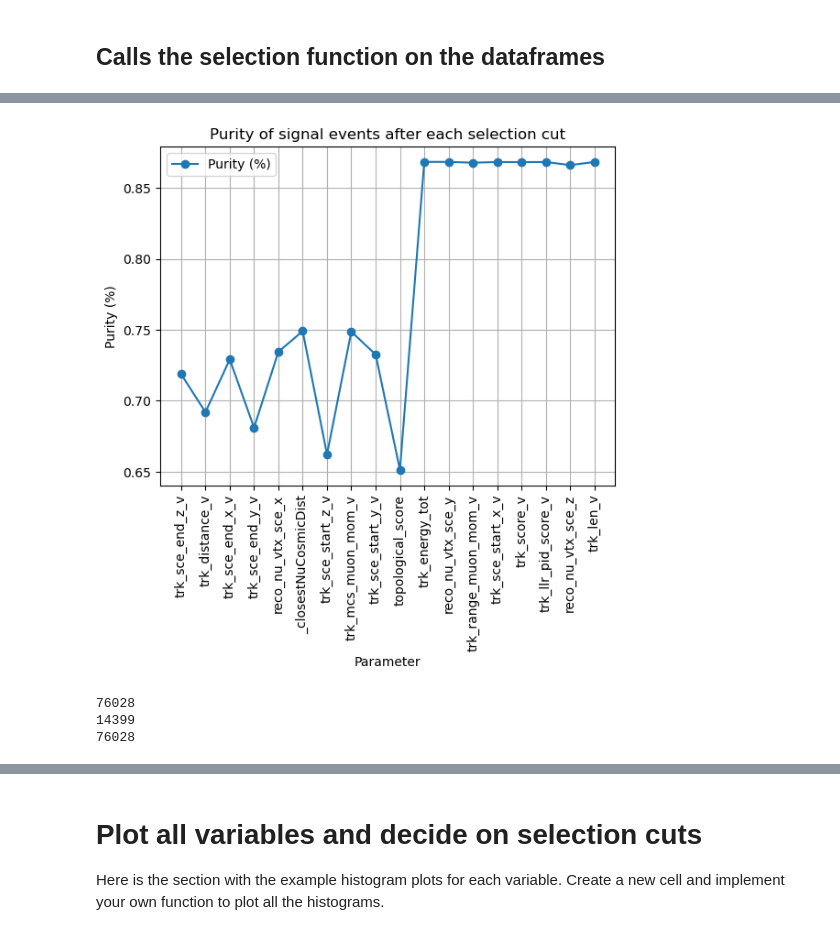
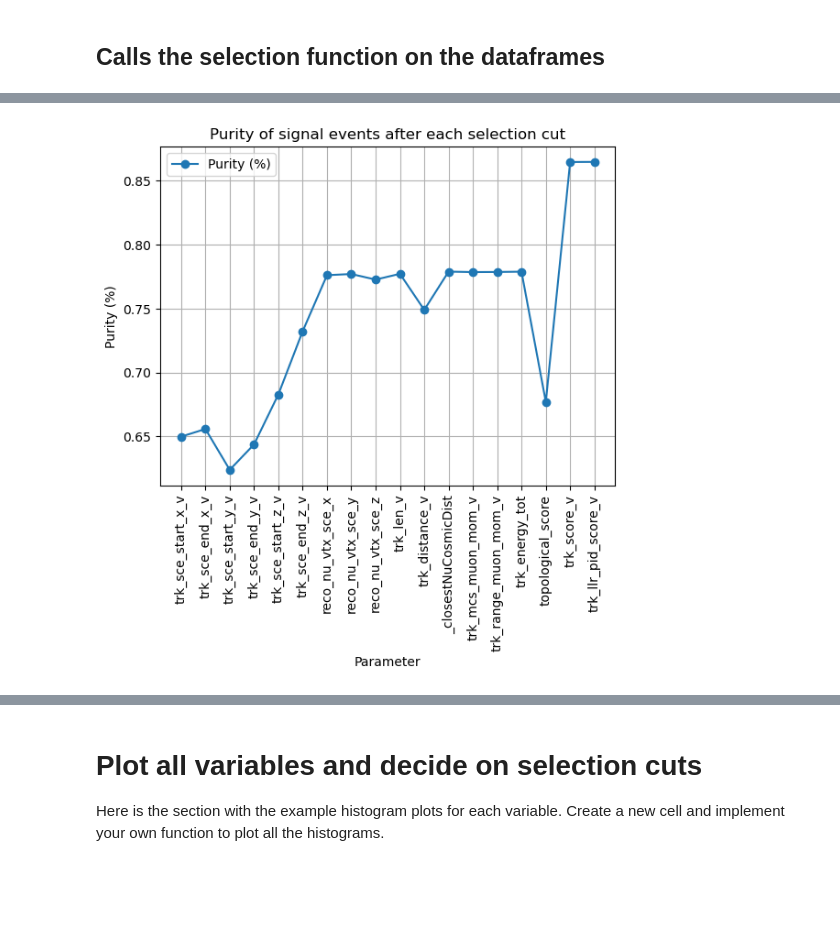
Before and after one commit to chendurshr/MicroBooNE-sem6, a Jupyter notebook: MainAnalysis_template.ipynb, the cells around one changed output, grey strips where cells are left out. Cells and saved outputs as stored; diff of their text form; code cells hidden in the pictures; blank space fills up the shorter version.

```diff
--- a/MainAnalysis_template.ipynb
+++ b/MainAnalysis_template.ipynb
@@ -358,37 +358,49 @@ MC_EXT_CUT = Selections(MC_EXT_CUT,'trk_energy_tot', 0, 2)
 DATA_CUT = Selections(DATA_CUT,'trk_energy_tot', 0, 2)
 OSC_DATA_CUT = Selections(OSC_DATA_CUT,'trk_energy_tot', 0, 2)
 
+x_fiducual_lower = 26
+x_fiducual_upper = 234
+y_fiducual_lower = -90
+y_fiducual_upper = 90
+z_fiducual_lower = 100
+z_fiducual_upper = 900
 # Define parameter ranges
 cut_ranges = {
-    'trk_sce_end_z_v': (15, 985), #1
+    'trk_sce_start_x_v': (x_fiducual_lower, x_fiducual_upper), #14
+    'trk_sce_end_x_v': (x_fiducual_lower, x_fiducual_upper), #3
+    'trk_sce_start_y_v': (y_fiducual_lower, y_fiducual_upper), #9
+    'trk_sce_end_y_v': (y_fiducual_lower, y_fiducual_upper), #4
+    'trk_sce_start_z_v': (z_fiducual_lower, z_fiducual_upper), #7
+    'trk_sce_end_z_v': (z_fiducual_lower, z_fiducual_upper), #1
+
+    'reco_nu_vtx_sce_x': (10, 250), #5
+    'reco_nu_vtx_sce_y': (-115, 115), #12
+    'reco_nu_vtx_sce_z': (100, 900), #17
+    'trk_len_v': (0, 1000), #18
     'trk_distance_v': (0, 70), #2
-    'trk_sce_end_x_v': (0, 260), #3
-    'trk_sce_end_y_v': (-105, 105), #4
-    'reco_nu_vtx_sce_x': (10, 250), #5
+
     '_closestNuCosmicDist': (0, 700), #6
-    'trk_sce_start_z_v': (100, 900), #7
     'trk_mcs_muon_mom_v': (0, 1.5), #8
-    'trk_sce_start_y_v': (-105, 105), #9
+    'trk_range_muon_mom_v': (0, 1.5), #13
+
+    'trk_energy_tot': (0, 2), #11
+
     'topological_score': (0.2, 1.5), #10
-    'trk_energy_tot': (0, 2), #11
-    'reco_nu_vtx_sce_y': (-115, 115), #12
-    'trk_range_muon_mom_v': (0, 1.5), #13
-    'trk_sce_start_x_v': (0, 260), #14
     'trk_score_v': (0, 1.5), #15
     'trk_llr_pid_score_v': (-1, 1), #16
-    'reco_nu_vtx_sce_z': (100, 900), #17
-    'trk_len_v': (0, 1000), #18
+
+
 }
 
 MC_CUT_PURITY = []
-
-print(len(MC_EXT_CUT))
+intial_num_mc_data = len(MC_EXT_CUT)
+print(f"Initial num of events: {intial_num_mc_data}")
 for param, (low, high) in cut_ranges.items():
     curr_len_MC = len(MC_EXT_CUT)
     curr_len_DATA = len(DATA_CUT)
     MC_EXT_CUT = Selections(MC_EXT_CUT, param, low, high)
     DATA_CUT = Selections(DATA_CUT, param, low, high)
-    print(param, len(MC_EXT_CUT))
+    print(f"Applying cut to {param}: {len(MC_EXT_CUT)}")
     OSC_DATA_CUT = Selections(OSC_DATA_CUT, param, low, high)
     MC_CUT_PURITY.append(len(MC_EXT_CUT[MC_EXT_CUT.category == 21]) / curr_len_MC)
 
@@ -402,12 +414,15 @@ ax.set_xlabel("Parameter")
 ax.set_ylabel("Purity (%)")
 ax.set_title("Purity of signal events after each selection cut")
 ax.legend(["Purity (%)"])
-CUT_EFFICIENCY = len(MC_EXT_CUT)/ len(MC_EXT_CUT_OG)
-print(f"Cut Efficiency: {CUT_EFFICIENCY}")
+
+
+CUT_EFFICIENCY = len(MC_EXT_CUT)/ intial_num_mc_data
+print(f"Final Efficiency after Cuts : {CUT_EFFICIENCY}")
 event_count = (MC_EXT_CUT['category'] == 21).sum()
 PURITY = event_count / len(MC_EXT_CUT)
 print(f"Final purity: {PURITY}")
+
 MC_EXT_OSC = MC_EXT_CUT.copy()
-DATA_OSC = DATA_CUT.copy()
-MB_DATA_OSC = OSC_DATA_CUT.copy()
+MB_DATA = DATA_CUT.copy()
+PRE_OSC_MC_DATA = OSC_DATA_CUT.copy()
 # %% [output]
@@ -431,9 +446 @@ Purity: 0.8682590624506761
-[figure, old version]
+[figure, new version]
-# %%
-print(len(MC_EXT_CUT))
-print(len(DATA_CUT))
-print(len(OSC_DATA_CUT))
-# %% [output]
-76028
-14399
-76028
```
Also changed, not shown: parts of 44 cells of this notebook.
